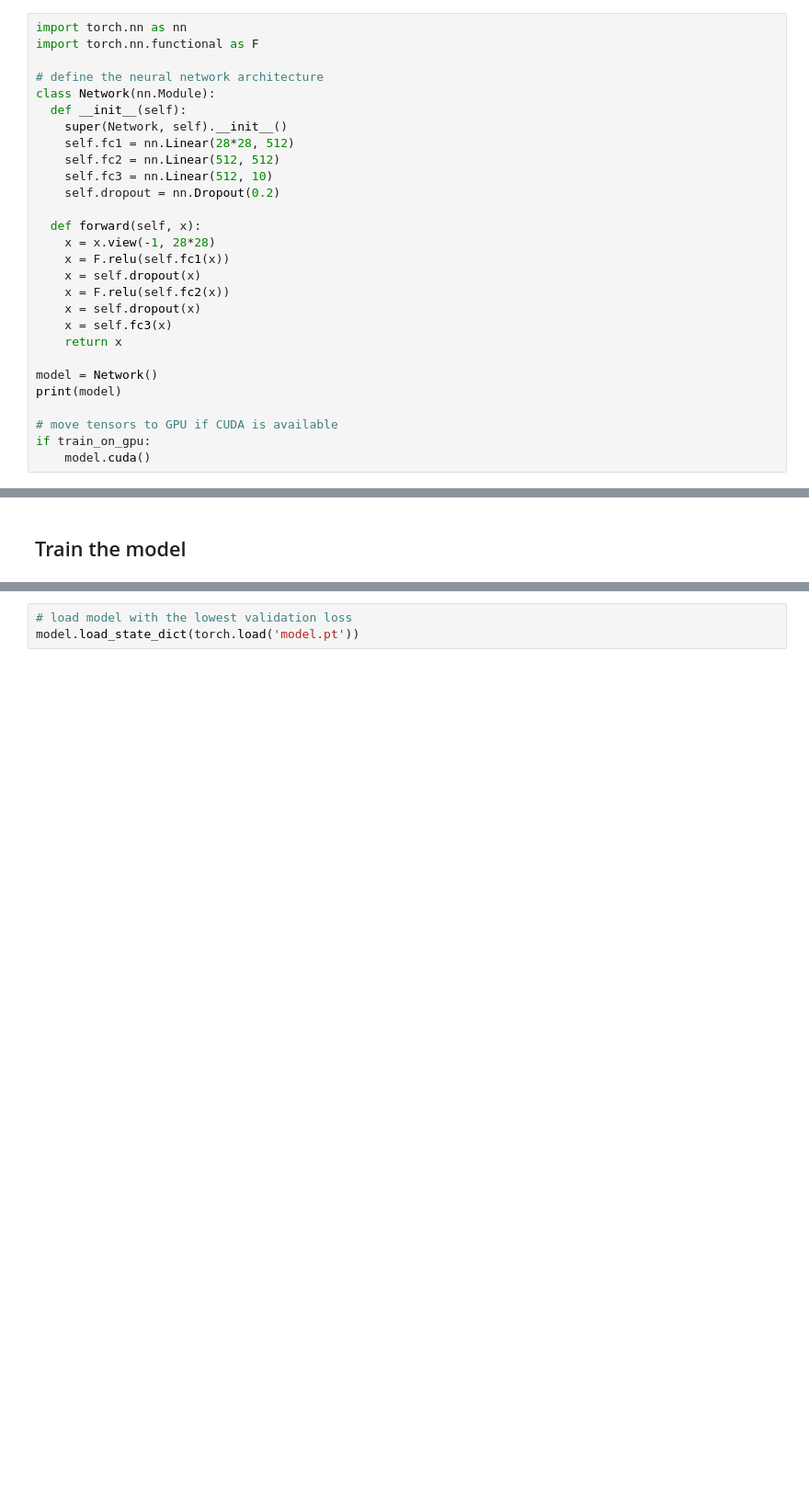
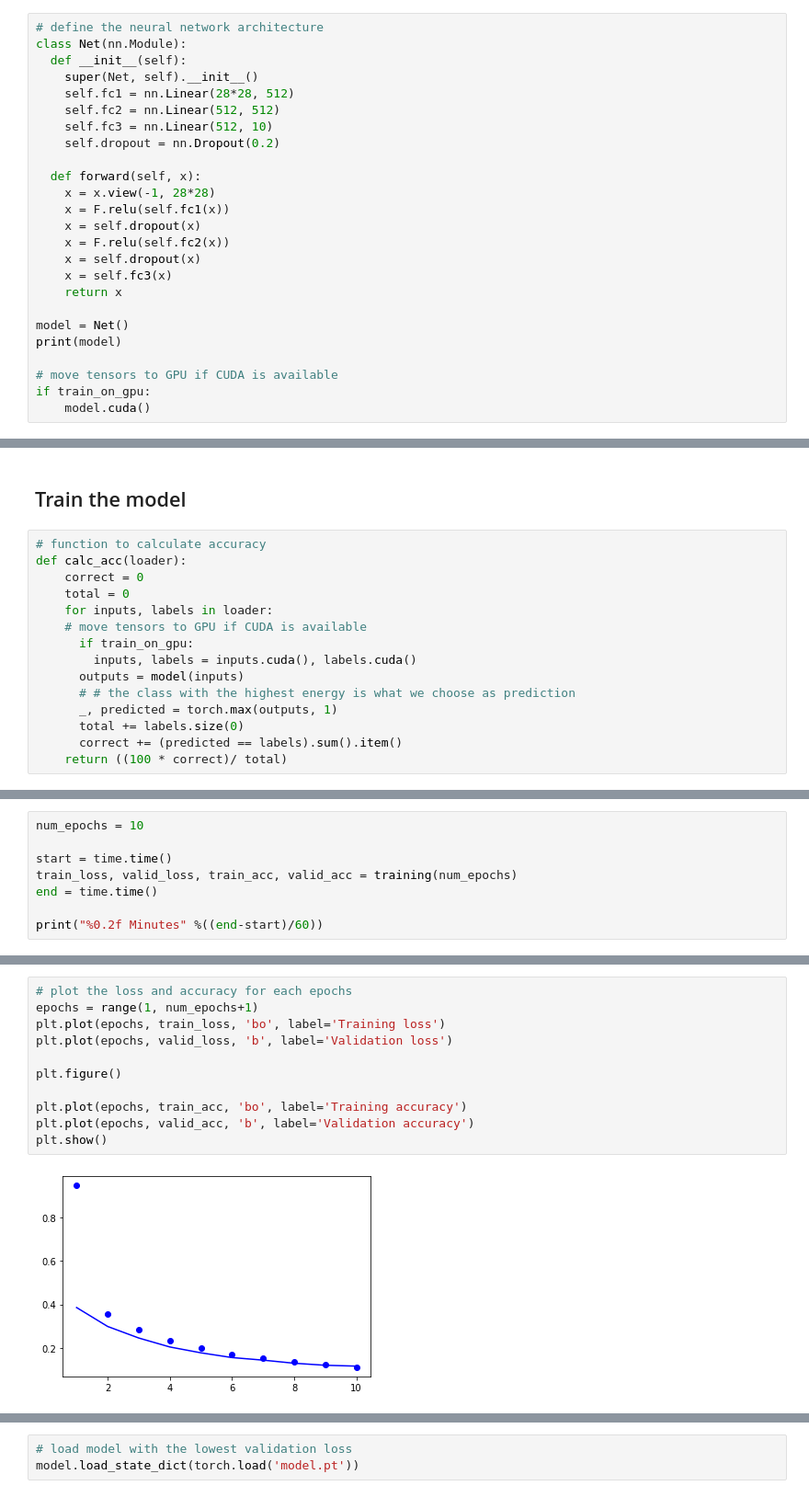
Before and after one commit to shazzad-hasan/deep-learning-projects, a Jupyter notebook: image_classification/mlp_mnist.ipynb, the cells around one changed output, grey strips where cells are left out. Shown: that part at 92% size. Drawn from its saved outputs; the diff is of its cells as text; blank space fills up the shorter version.

```diff
--- a/image_classification/mlp_mnist.ipynb
+++ b/image_classification/mlp_mnist.ipynb
@@ -128,13 +131,10 @@ for i in np.arange(20):
 # %% [markdown]
 ## Define a neural network
 # %%
-import torch.nn as nn
-import torch.nn.functional as F
-
 # define the neural network architecture
-class Network(nn.Module):
+class Net(nn.Module):
   def __init__(self):
-    super(Network, self).__init__()
+    super(Net, self).__init__()
     self.fc1 = nn.Linear(28*28, 512)
     self.fc2 = nn.Linear(512, 512)
     self.fc3 = nn.Linear(512, 10)
@@ -149,7 +149,7 @@ class Network(nn.Module):
     x = self.fc3(x)
     return x
 
-model = Network()
+model = Net()
 print(model)
 
 # move tensors to GPU if CUDA is available
@@ -172,4 +194,19 @@ criterion = nn.CrossEntropyLoss()
 optimizer = torch.optim.SGD(model.parameters(), lr=0.01)
 # %% [markdown]
 ## Train the model
+# %%
+# function to calculate accuracy
+def calc_acc(loader):
+    correct = 0
+    total = 0
+    for inputs, labels in loader:
+    # move tensors to GPU if CUDA is available
+      if train_on_gpu:
+        inputs, labels = inputs.cuda(), labels.cuda()
+      outputs = model(inputs)
+      # # the class with the highest energy is what we choose as prediction
+      _, predicted = torch.max(outputs, 1)
+      total += labels.size(0)
+      correct += (predicted == labels).sum().item()
+    return ((100 * correct)/ total)
 # %%
@@ -260,0 +295,8 @@ Validation loss decreased (0.077139 --> 0.076065).  Saving model ...
+# %%
+num_epochs = 10
+
+start = time.time()
+train_loss, valid_loss, train_acc, valid_acc = training(num_epochs)
+end = time.time()
+
+print("%0.2f Minutes" %((end-start)/60))
@@ -260,0 +321,13 @@ Validation loss decreased (0.077139 --> 0.076065).  Saving model ...
+# %%
+# plot the loss and accuracy for each epochs
+epochs = range(1, num_epochs+1)
+plt.plot(epochs, train_loss, 'bo', label='Training loss')
+plt.plot(epochs, valid_loss, 'b', label='Validation loss')
+
+plt.figure()
+
+plt.plot(epochs, train_acc, 'bo', label='Training accuracy')
+plt.plot(epochs, valid_acc, 'b', label='Validation accuracy')
+plt.show()
+# %% [output]
+[figure, added]
```
Also changed, not shown: parts of 14 cells of this notebook.
